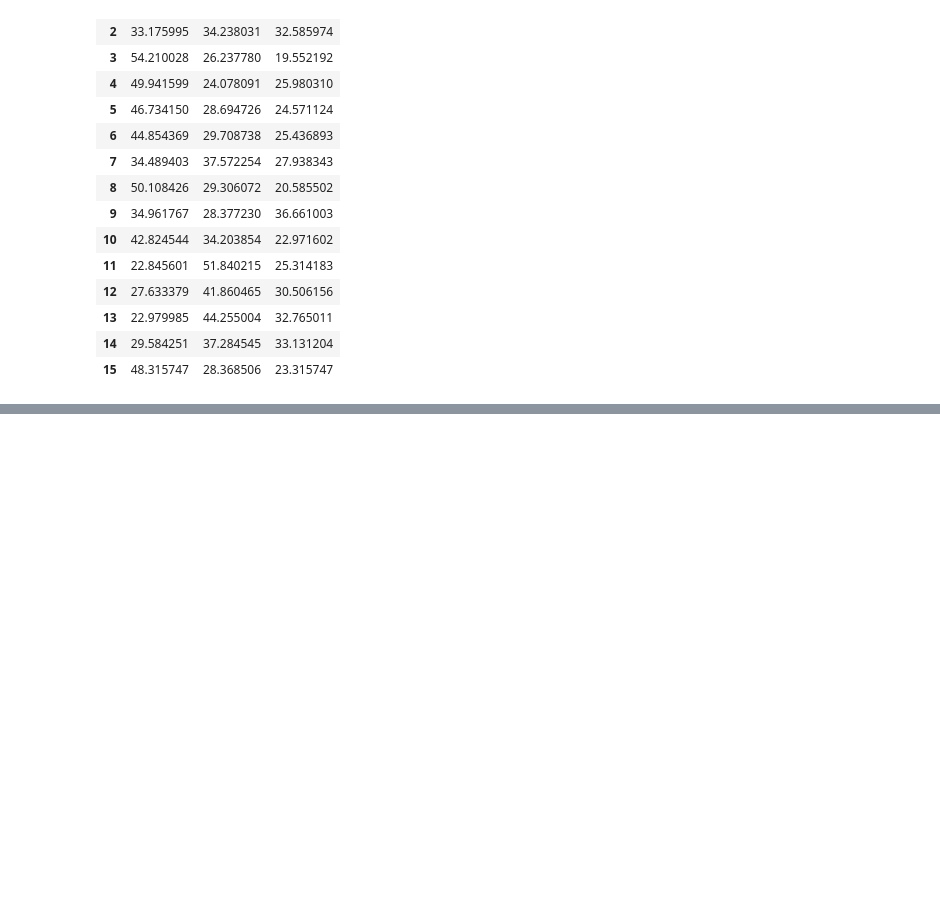
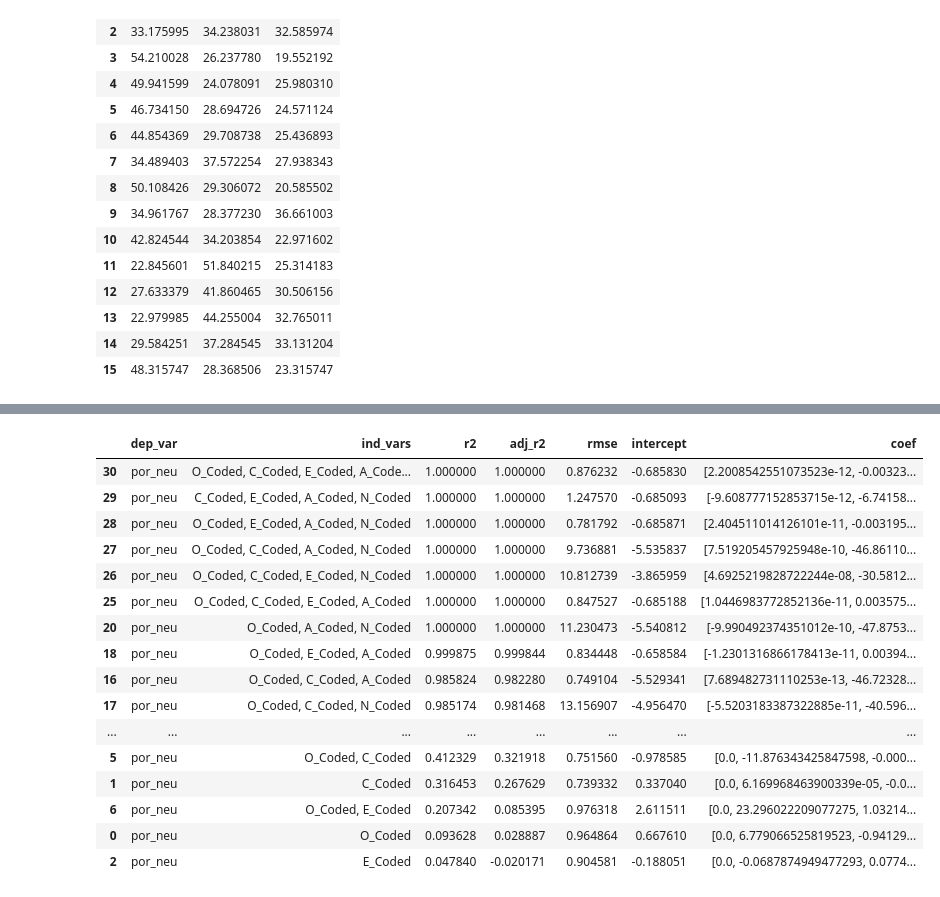
Before and after one commit to leosilva/peerj_computer_science_2022, a Jupyter notebook: Notebooks/Statistics - Linear Regression.ipynb, the cells around one changed output, grey strips where cells are left out. Cells and saved outputs as stored; diff of their text form; code cells hidden in the pictures; blank space fills up the shorter version.

```diff
--- a/Notebooks/Statistics - Linear Regression.ipynb
+++ b/Notebooks/Statistics - Linear Regression.ipynb
@@ -447,5 +516,8 @@ model.summary()
 # %%
 # LINEAR REGRESSION -- WITH -- CONSTANT VALUE
+
+features_list = ['O', 'C', 'E', 'A', 'N']
+df_features = pd.DataFrame(df[features_list])
 
 # MORE THAN ONE VARIABLE
 X = df_features[["O", "C"]]
@@ -801,8 +1244,8 @@ test_mse = []
 for i in range(1,6):
 
     for c in combs:
-        X = df[c]
-        y = df['por_pos']
+        X = df_scaled[c]
+        y = df_scaled['por_neg']
         print('COMBINATION: ', c)
 
         poly_reg = PolynomialFeatures(degree=i)
@@ -824,6 +1267,7 @@ for i in range(1,6):
             r2 = me.r2_score(y, y_poly_pred)
             print('RMSE: ', rmse)
             print('R2: ', r2)
+            print('DEGREE: ', i)
     #         print('COEF: ', model.coef_)
     #         print('INTERCEPT: ', model.intercept_)
             print()
@@ -941,0 +1483,85 @@ Best fit polynomial degree:  6.419832289679811
+# %%
+# ---------------------------------------------------------
+# MULTIPLE LINEAR REGRESSION WITH POLYNOMIAL FEATURES
+# ---------------------------------------------------------
+# EXECUTION: 10 times with 10-fold cross-validation
+# TRAIN: 0.7
+# TEST: 0.3
+# DEGREE: 3
+# ---------------------------------------------------------
+
+dep_var = 'por_neu'
+
+res_json = {
+    'dep_var': [],
+    'ind_vars': [],
+    'r2': [],
+    'adj_r2': [],
+    'rmse': [],
+    'intercept':[],
+    'coef':[]
+}
+
+for c in combs:
+    X = df_scaled[c]
+    y = df_scaled[dep_var]
+
+    res_json['dep_var'].append(dep_var)
+    res_json['ind_vars'].append(', '.join(c))
+
+    scores = []
+    rmses = []
+
+    for i in range(1,11):
+
+        kf = KFold(n_splits=10, random_state=1, shuffle=True)
+
+        for train_index, test_index in kf.split(X):
+            poly_reg = PolynomialFeatures(degree=3)
+            X_poly = poly_reg.fit_transform(X)
+
+            X_train, X_test, y_train, y_test = train_test_split(X_poly, y,
+                                                                test_size=0.3,
+                                                                random_state=42,
+                                                               shuffle=True)
+
+            regressor = LinearRegression()
+            regressor.fit(X_train, y_train)
+
+            y_pred = regressor.predict(X_test)
+
+            rmse = np.sqrt(me.mean_squared_error(y_test, y_pred))
+
+            adj_r2 = 1 - (1 - regressor.score(X_train, y_train)) * (len(y)-1)/(len(y)-X.shape[1]-1)
+
+            scores.append(regressor.score(X_train, y_train))
+            rmses.append(rmse)
+
+            MSE = me.mean_squared_error(y_test, y_pred)
+
+    res_json['r2'].append(np.mean(scores))
+    res_json['adj_r2'].append(adj_r2)
+    res_json['rmse'].append(np.mean(rmses))
+    res_json['intercept'].append(regressor.intercept_)
+    res_json['coef'].append(regressor.coef_)
+
+res_df = pd.DataFrame(res_json)
+res_df.sort_values(by=['adj_r2'], ascending=False)
+# %% [output]
+|  | dep_var | ind_vars | r2 | adj_r2 | rmse | intercept | coef |
+| 30 | por_neu | O_Coded, C_Coded, E_Coded, A_Code... | 1.000000 | 1.000000 | 0.876232 | -0.685830 | [2.2008542551073523e-12, -0.00323... |
+| 29 | por_neu | C_Coded, E_Coded, A_Coded, N_Coded | 1.000000 | 1.000000 | 1.247570 | -0.685093 | [-9.608777152853715e-12, -6.74158... |
+| 28 | por_neu | O_Coded, E_Coded, A_Coded, N_Coded | 1.000000 | 1.000000 | 0.781792 | -0.685871 | [2.404511014126101e-11, -0.003195... |
+| 27 | por_neu | O_Coded, C_Coded, A_Coded, N_Coded | 1.000000 | 1.000000 | 9.736881 | -5.535837 | [7.519205457925948e-10, -46.86110... |
+| 26 | por_neu | O_Coded, C_Coded, E_Coded, N_Coded | 1.000000 | 1.000000 | 10.812739 | -3.865959 | [4.6925219828722244e-08, -30.5812... |
+| 25 | por_neu | O_Coded, C_Coded, E_Coded, A_Coded | 1.000000 | 1.000000 | 0.847527 | -0.685188 | [1.0446983772852136e-11, 0.003575... |
+| 20 | por_neu | O_Coded, A_Coded, N_Coded | 1.000000 | 1.000000 | 11.230473 | -5.540812 | [-9.990492374351012e-10, -47.8753... |
+| 18 | por_neu | O_Coded, E_Coded, A_Coded | 0.999875 | 0.999844 | 0.834448 | -0.658584 | [-1.2301316866178413e-11, 0.00394... |
+| 16 | por_neu | O_Coded, C_Coded, A_Coded | 0.985824 | 0.982280 | 0.749104 | -5.529341 | [7.689482731110253e-13, -46.72328... |
+| 17 | por_neu | O_Coded, C_Coded, N_Coded | 0.985174 | 0.981468 | 13.156907 | -4.956470 | [-5.5203183387322885e-11, -40.596... |
+| ... | ... | ... | ... | ... | ... | ... | ... |
+| 5 | por_neu | O_Coded, C_Coded | 0.412329 | 0.321918 | 0.751560 | -0.978585 | [0.0, -11.876343425847598, -0.000... |
+| 1 | por_neu | C_Coded | 0.316453 | 0.267629 | 0.739332 | 0.337040 | [0.0, 6.169968463900339e-05, -0.0... |
+| 6 | por_neu | O_Coded, E_Coded | 0.207342 | 0.085395 | 0.976318 | 2.611511 | [0.0, 23.296022209077275, 1.03214... |
+| 0 | por_neu | O_Coded | 0.093628 | 0.028887 | 0.964864 | 0.667610 | [0.0, 6.779066525819523, -0.94129... |
+| 2 | por_neu | E_Coded | 0.047840 | -0.020171 | 0.904581 | -0.188051 | [0.0, -0.0687874949477293, 0.0774... |
```
Also changed, not shown: parts of 42 cells of this notebook, 1 other file.
